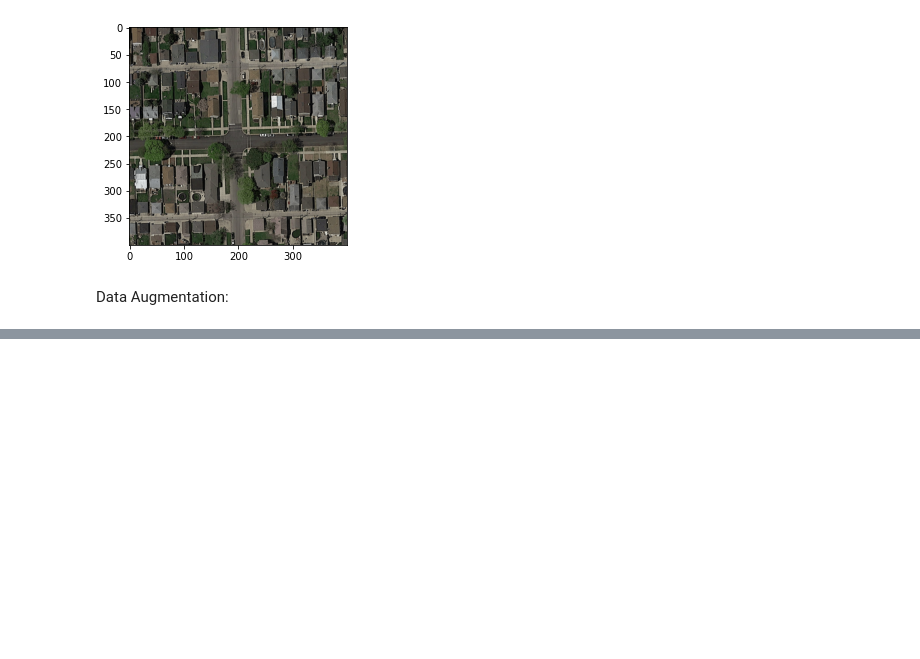
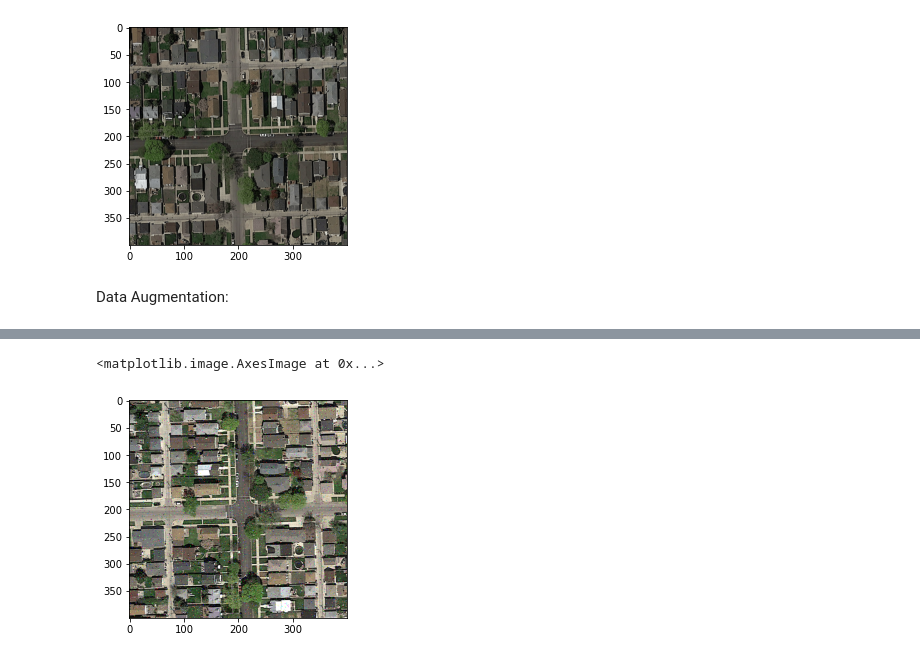
Before and after one commit to NizarGhandri/road_recognition, a Jupyter notebook: zeineb.ipynb, the cells around one changed output, grey strips where cells are left out. Saved outputs shown, nothing was run; the diff lists cells and outputs as text; code cells hidden in the pictures; blank space fills up the shorter version.

```diff
--- a/zeineb.ipynb
+++ b/zeineb.ipynb
@@ -155,0 +197,5 @@ KeyboardInterrupt:
+# %%
+plt.imshow(array_to_img((gt_imgs_array_rotated_flip_bright[0])))
+# %% [output]
+<matplotlib.image.AxesImage at 0x...>
+[figure, added]
```
Also changed, not shown: parts of 20 cells of this notebook.
